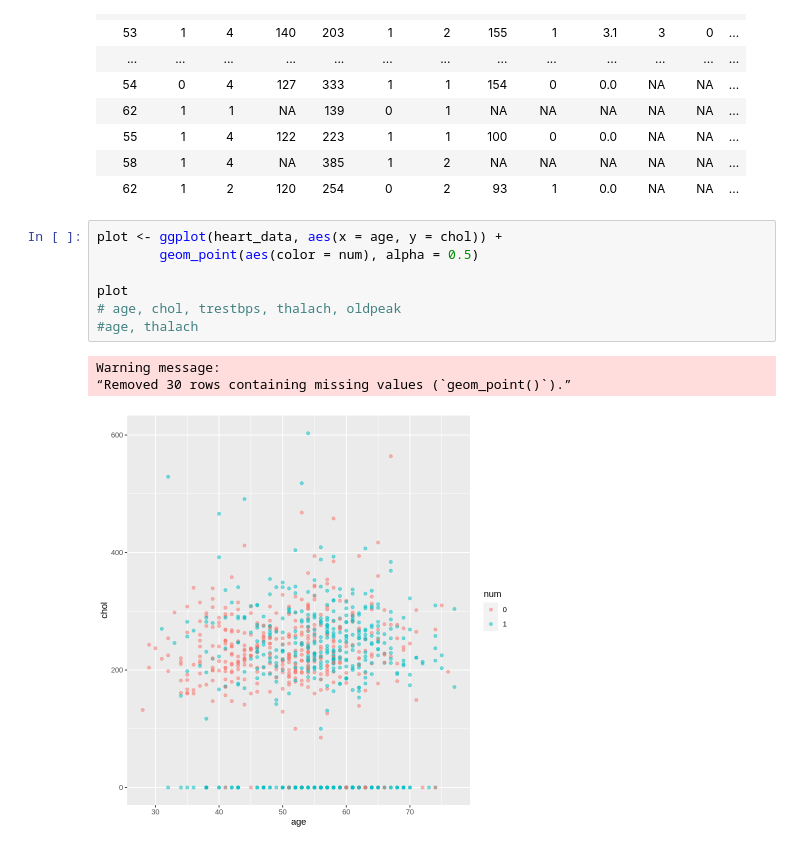
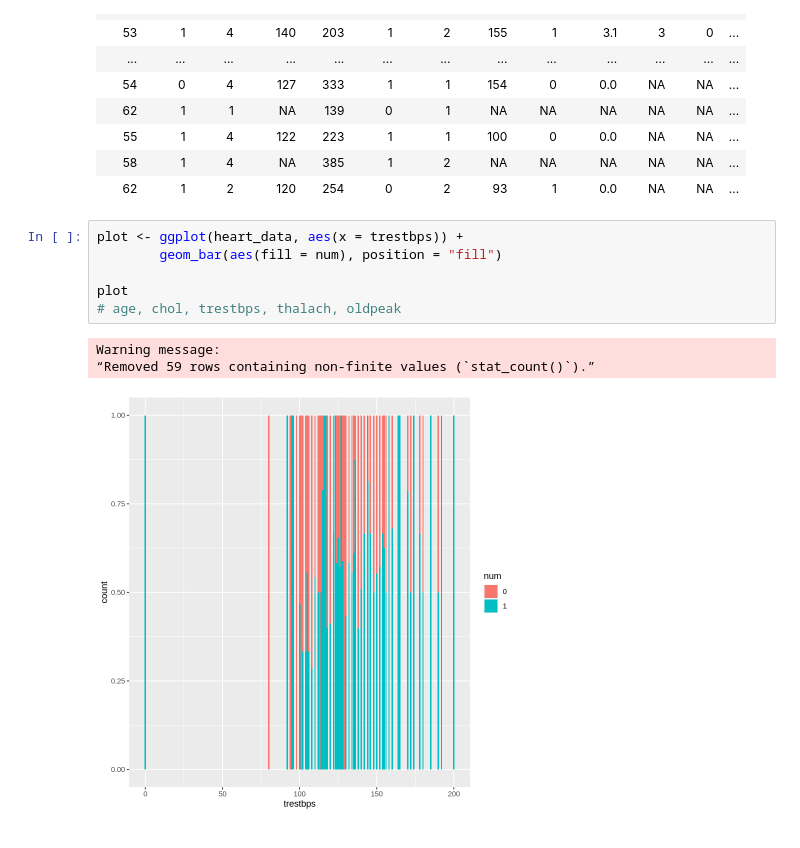
Before and after one commit to Dangel02/heartdisease_dataset, a Jupyter notebook: preliminary_analysis.ipynb, the cells around one changed output. Drawn from its saved outputs; the diff is of its cells as text.

```diff
--- a/preliminary_analysis.ipynb
+++ b/preliminary_analysis.ipynb
@@ -90,13 +108,12 @@ A tibble: 920 × 14
 | 58 | 1 | 4 | NA | 385 | 1 | 2 | NA | NA | NA | NA | NA | ... |
 | 62 | 1 | 2 | 120 | 254 | 0 | 2 | 93 | 1 | 0.0 | NA | NA | ... |
 # %%
-plot <- ggplot(heart_data, aes(x = age, y = chol)) +
-        geom_point(aes(color = num), alpha = 0.5)
+plot <- ggplot(heart_data, aes(x = trestbps)) +
+        geom_bar(aes(fill = num), position = "fill")
 
 plot
 # age, chol, trestbps, thalach, oldpeak
-#age, thalach
 # %% [output]
 Warning message:
-“Removed 30 rows containing missing values (`geom_point()`).”
+“Removed 59 rows containing non-finite values (`stat_count()`).”
-[figure, old version]
+[figure, new version]
```
Also changed, not shown: parts of 1 cell of this notebook.
